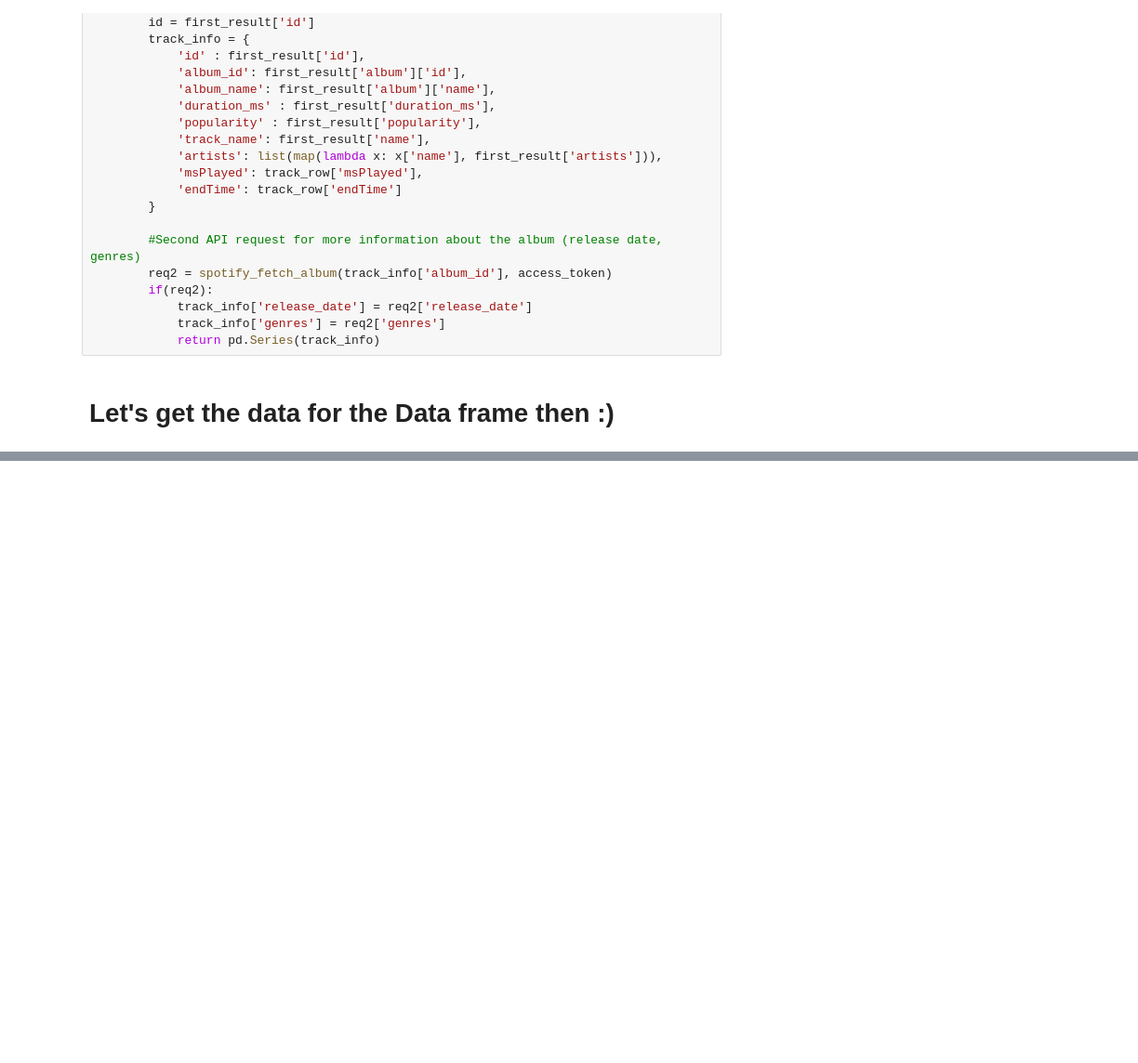
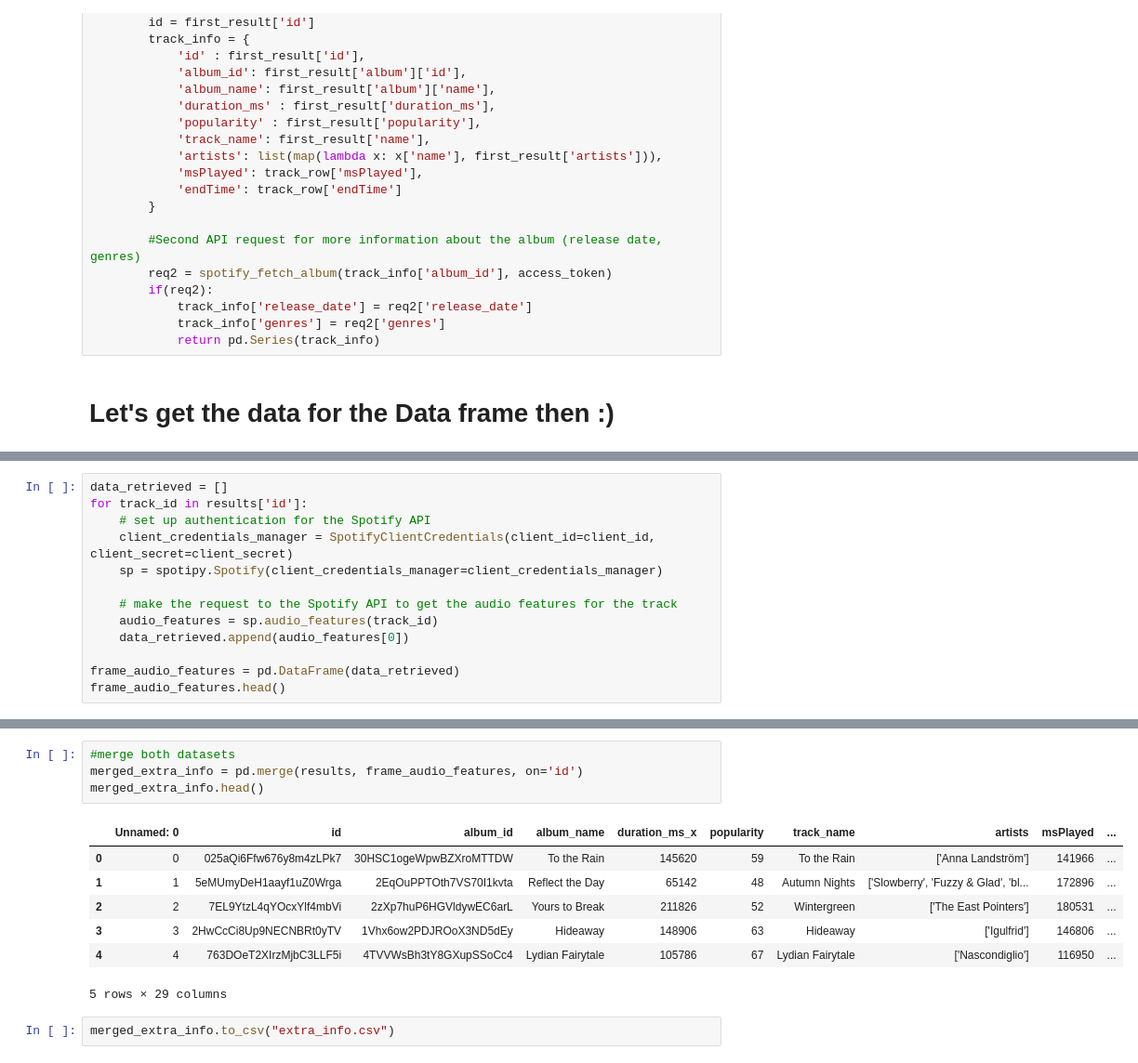
Before and after one commit to marcel41/project-2023-plottwisters, a Jupyter notebook: notebooks/Analysis.ipynb, the cells around one changed output, grey strips where cells are left out. Shown at 93% size. Saved outputs shown, nothing was run; the diff lists cells and outputs as text; blank space fills up the shorter version.

```diff
--- a/notebooks/Analysis.ipynb
+++ b/notebooks/Analysis.ipynb
@@ -188,0 +224,13 @@ Result df:                         id                album_id  duration_ms  popu
+# %%
+data_retrieved = []
+for track_id in results['id']:
+    # set up authentication for the Spotify API
+    client_credentials_manager = SpotifyClientCredentials(client_id=client_id, client_secret=client_secret)
+    sp = spotipy.Spotify(client_credentials_manager=client_credentials_manager)
+
+    # make the request to the Spotify API to get the audio features for the track
+    audio_features = sp.audio_features(track_id)
+    data_retrieved.append(audio_features[0])
+
+frame_audio_features = pd.DataFrame(data_retrieved)
+frame_audio_features.head()
@@ -188,0 +244,14 @@ Result df:                         id                album_id  duration_ms  popu
+# %%
+#merge both datasets
+merged_extra_info = pd.merge(results, frame_audio_features, on='id')
+merged_extra_info.head()
+# %% [output]
+|  | Unnamed: 0 | id | album_id | album_name | duration_ms_x | popularity | track_name | artists | msPlayed | ... |
+| 0 | 0 | 025aQi6Ffw676y8m4zLPk7 | 30HSC1ogeWpwBZXroMTTDW | To the Rain | 145620 | 59 | To the Rain | ['Anna Landström'] | 141966 | ... |
+| 1 | 1 | 5eMUmyDeH1aayf1uZ0Wrga | 2EqOuPPTOth7VS70I1kvta | Reflect the Day | 65142 | 48 | Autumn Nights | ['Slowberry', 'Fuzzy & Glad', 'bl... | 172896 | ... |
+| 2 | 2 | 7EL9YtzL4qYOcxYlf4mbVi | 2zXp7huP6HGVldywEC6arL | Yours to Break | 211826 | 52 | Wintergreen | ['The East Pointers'] | 180531 | ... |
+| 3 | 3 | 2HwCcCi8Up9NECNBRt0yTV | 1Vhx6ow2PDJROoX3ND5dEy | Hideaway | 148906 | 63 | Hideaway | ['Igulfrid'] | 146806 | ... |
+| 4 | 4 | 763DOeT2XIrzMjbC3LLF5i | 4TVVWsBh3tY8GXupSSoCc4 | Lydian Fairytale | 105786 | 67 | Lydian Fairytale | ['Nascondiglio'] | 116950 | ... |
+5 rows × 29 columns
+# %%
+merged_extra_info.to_csv("extra_info.csv")
```
Also changed, not shown: parts of 7 cells of this notebook.
